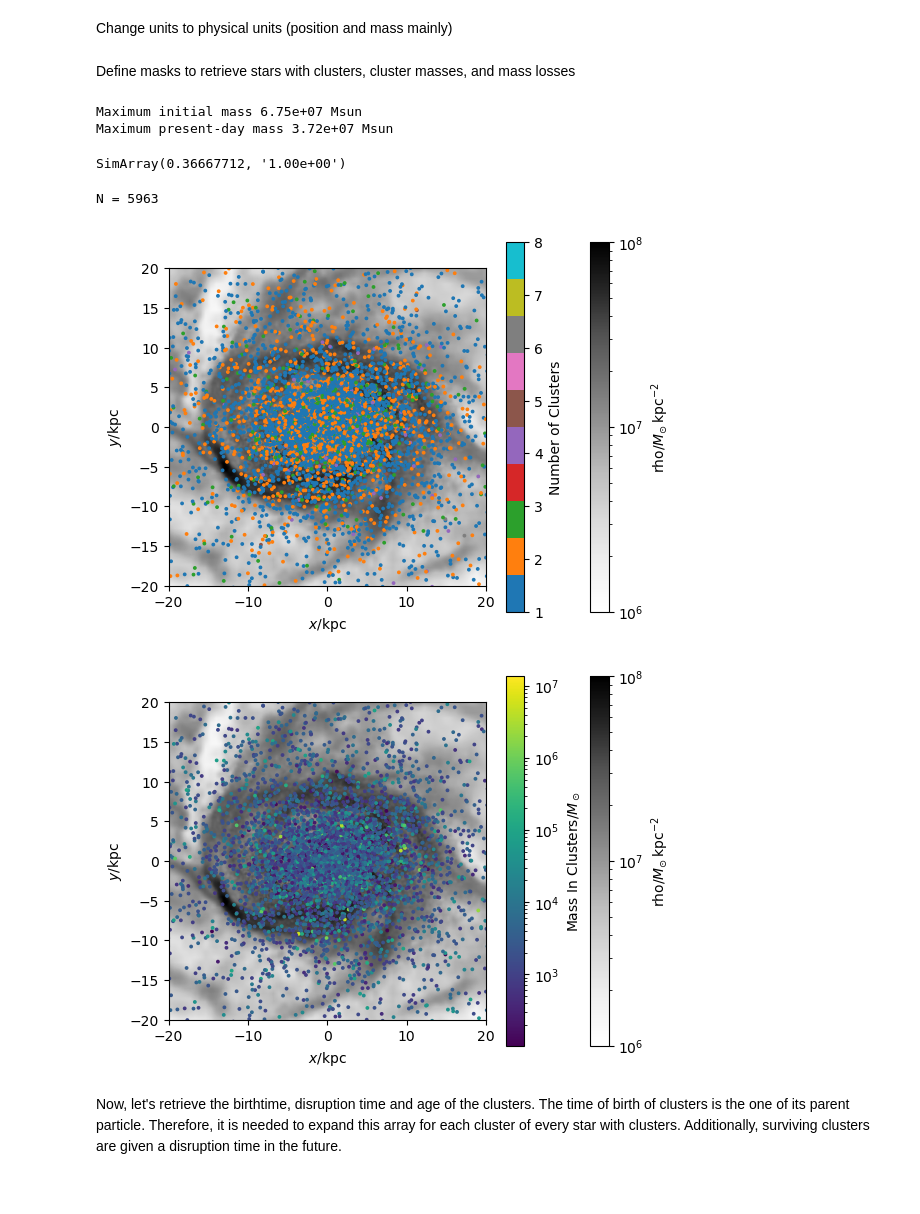
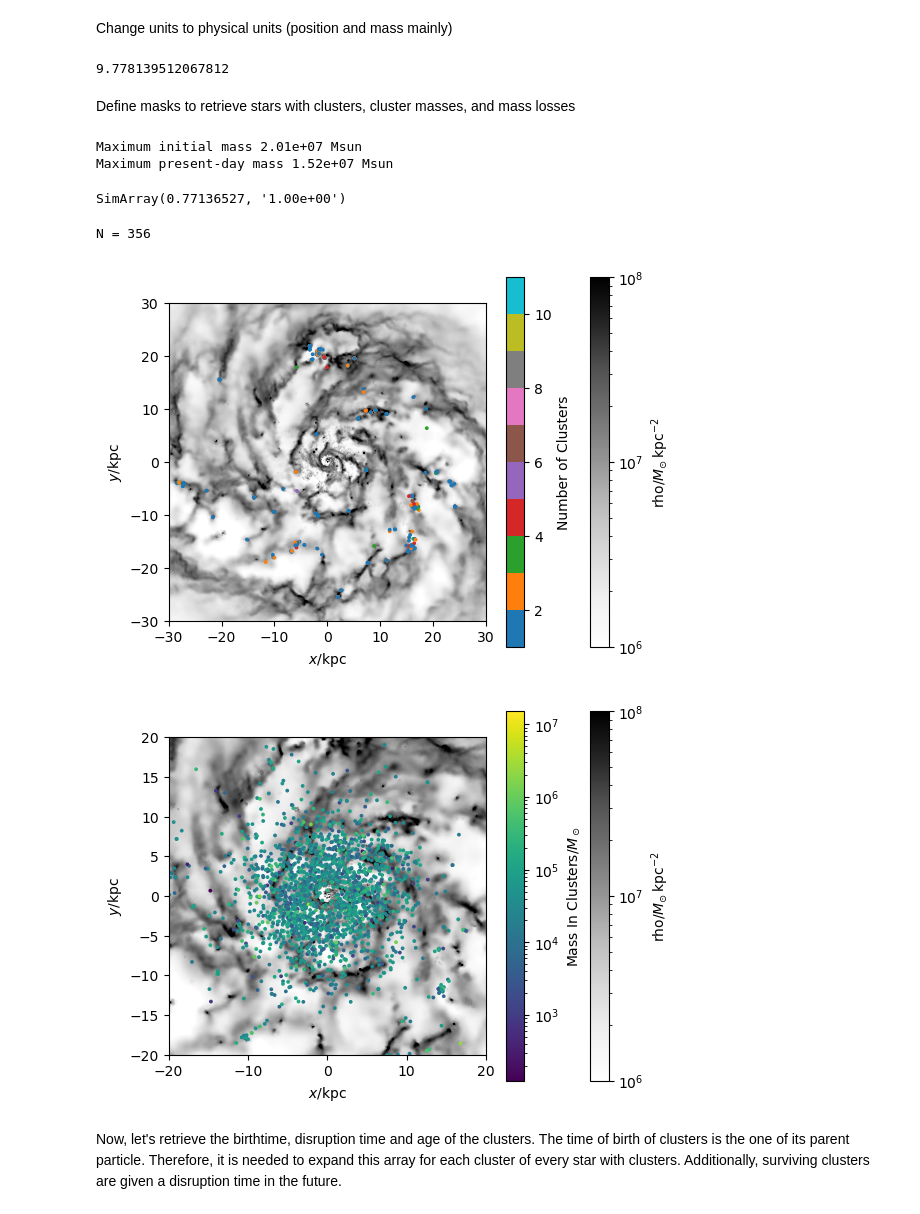
Before and after one commit to pablocoque/post_process_routines, a Jupyter notebook: mass_functions_compare.ipynb, the cells around one changed output. Cells and saved outputs as stored; diff of their text form; code cells hidden in the pictures.

```diff
--- a/mass_functions_compare.ipynb
+++ b/mass_functions_compare.ipynb
@@ -13,5 +13,5 @@ import pynbody
 Load simulation snapshot
 # %%
 datadir = '/home/pdcg/Documents/post_process_routines/'
-simulation = 'rlx_fixed/'
-s = pynbody.load(datadir+simulation+'snapdir_127/snapshot_127')
+simulation = 'isolated_auriga/'
+s = pynbody.load(datadir+simulation+'snapshot_117.hdf5')
@@ -32,17 +34,23 @@ transform = pynbody.analysis.angmom.faceon(h[0])
 Change units to physical units (position and mass mainly)
 # %%
 s.physical_units()
+# %%
+s['pos'] -= s.properties['boxsize']/2.
+# %%
+s.properties['time'].in_units('Gyr')
+# %% [output]
+9.778139512067812
 # %% [markdown]
 Define masks to retrieve stars with clusters, cluster masses, and mass losses
 # %%
-mask_clusters_initial = h[0].s['InitialNumberOfClusters'] > 0
-mask_clusters_final = h[0].s['NumberOfClusters'] > 0
+mask_clusters_initial = s.s['InitialNumberOfClusters'] > 0
+mask_clusters_final = s.s['NumberOfClusters'] > 0
 
-truncation_mass = h[0].s['ICMFTruncationMass'][mask_clusters_initial]
-cluster_masses = h[0].s['ClusterMass'][mask_clusters_initial].flatten()
-init_cluster_masses = h[0].s['InitialClusterMass'][mask_clusters_initial].flatten()
-masslostrelax = h[0].s['MassLostRelaxation'][mask_clusters_initial].flatten()
-masslostshock = h[0].s['MassLostShocks'][mask_clusters_initial].flatten()
+truncation_mass = s.s['ICMFTruncationMass'][mask_clusters_initial]
+cluster_masses = s.s['ClusterMass'][mask_clusters_initial].flatten()
+init_cluster_masses = s.s['InitialClusterMass'][mask_clusters_initial].flatten()
+masslostrelax = s.s['MassLostRelaxation'][mask_clusters_initial].flatten()
+masslostshock = s.s['MassLostShocks'][mask_clusters_initial].flatten()
 
 not_empty_clusters = (init_cluster_masses>0)
 
@@ -54,8 +62,8 @@ masslostshock = masslostshock[not_empty_clusters]
 print('Maximum initial mass {:2.2e} Msun'.format(init_cluster_masses.max()))
 print('Maximum present-day mass {:2.2e} Msun'.format(cluster_masses.max()))
 # %% [output]
-Maximum initial mass 6.75e+07 Msun
-Maximum present-day mass 3.72e+07 Msun
+Maximum initial mass 2.01e+07 Msun
+Maximum present-day mass 1.52e+07 Msun
 # %%
 mask = s.s['InitialNumberOfClusters'] > 0
 stars_with_clusters = mask.sum()
@@ -64,29 +72,29 @@ fraction = (tot_n_clusters - stars_with_clusters)/tot_n_clusters
 # %%
 fraction
 # %% [output]
-SimArray(0.36667712, '1.00e+00')
+SimArray(0.77136527, '1.00e+00')
 # %%
 fig = plt.figure()
 ax = fig.add_subplot(111)
-pynbody.plot.sph.image(h[0].g, qty='rho', units='Msol kpc^-2', width=40, cmap=cm.Greys, log=True, vmin=1e6, vmax=1e8, subplot=ax)
-mask_mainhalo = (h[0].s['NumberOfClusters'] > 0) * (np.abs(h[0].s['x']) < 50) * (np.abs(h[0].s['y']) < 50) * (h[0].s['age'].in_units('Gyr') > 10)
-cb = ax.scatter(h[0].s[mask_mainhalo]['x'], h[0].s[mask_mainhalo]['y'], c=h[0].s['NumberOfClusters'][mask_mainhalo], s=3, cmap=cm.tab10)
-ax.set(xlim=(-20,20), ylim=(-20,20))
+pynbody.plot.sph.image(s.g, qty='rho', units='Msol kpc^-2', width=60, cmap=cm.Greys, log=True, vmin=1e6, vmax=1e8, subplot=ax)
+mask_mainhalo = (s.s['NumberOfClusters'] > 0) * (np.abs(s.s['x']) < 50) * (np.abs(s.s['y']) < 50) * (s.s['age'].in_units('Gyr') < 1)
+cb = ax.scatter(s.s[mask_mainhalo]['x'], s.s[mask_mainhalo]['y'], c=s.s[mask_mainhalo]['NumberOfClusters'], s=3, cmap=cm.tab10)
+ax.set(xlim=(-30,30), ylim=(-30,30))
 cbar = fig.colorbar(cb, ax=ax).set_label('Number of Clusters')
 print('N = {:2d}'.format(mask_mainhalo.sum()))
 # %% [output]
-N = 5963
+N = 356
-[figure, old version]
+[figure, new version]
 # %%
 fig = plt.figure()
 ax = fig.add_subplot(111)
-pynbody.plot.sph.image(h[0].g, qty='rho', units='Msol kpc^-2', width=40, cmap=cm.Greys, log=True, vmin=1e6, vmax=1e8, subplot=ax)
-mask_mainhalo = (h[0].s['NumberOfClusters'] > 0) * (np.abs(h[0].s['x']) < 50) * (np.abs(h[0].s['y']) < 50) * (h[0].s['age'].in_units('Gyr') > 10)
-cb = ax.scatter(h[0].s[mask_mainhalo]['x'], h[0].s[mask_mainhalo]['y'], c=h[0].s['MassFractionInClusters'][mask_mainhalo]*h[0].s['mass'][mask_mainhalo], s=3, norm='log')
+pynbody.plot.sph.image(s.g, qty='rho', units='Msol kpc^-2', width=40, cmap=cm.Greys, log=True, vmin=1e6, vmax=1e8, subplot=ax)
+mask_mainhalo = (s.s['NumberOfClusters'] > 0) * (np.abs(s.s['x']) < 50) * (np.abs(s.s['y']) < 50) * (s.s['age'].in_units('Gyr') > 1)
+cb = ax.scatter(s.s[mask_mainhalo]['x'], s.s[mask_mainhalo]['y'], c=s.s['MassFractionInClusters'][mask_mainhalo]*s.s['mass'][mask_mainhalo], s=3, norm='log')
 ax.set(xlim=(-20,20), ylim=(-20,20))
 cbar = fig.colorbar(cb, ax=ax).set_label(r'Mass In Clusters/$M_\odot$')
 # %% [output]
-[figure, old version]
+[figure, new version]
 # %% [markdown]
 Now, let's retrieve the birthtime, disruption time and age of the clusters. The time of birth of clusters is the one of its parent particle. Therefore, it is needed to expand this array for each cluster of every star with clusters. Additionally, surviving clusters are given a disruption time in the future.
 # %%
```
Also changed, not shown: parts of 12 cells of this notebook, 3 other files.
